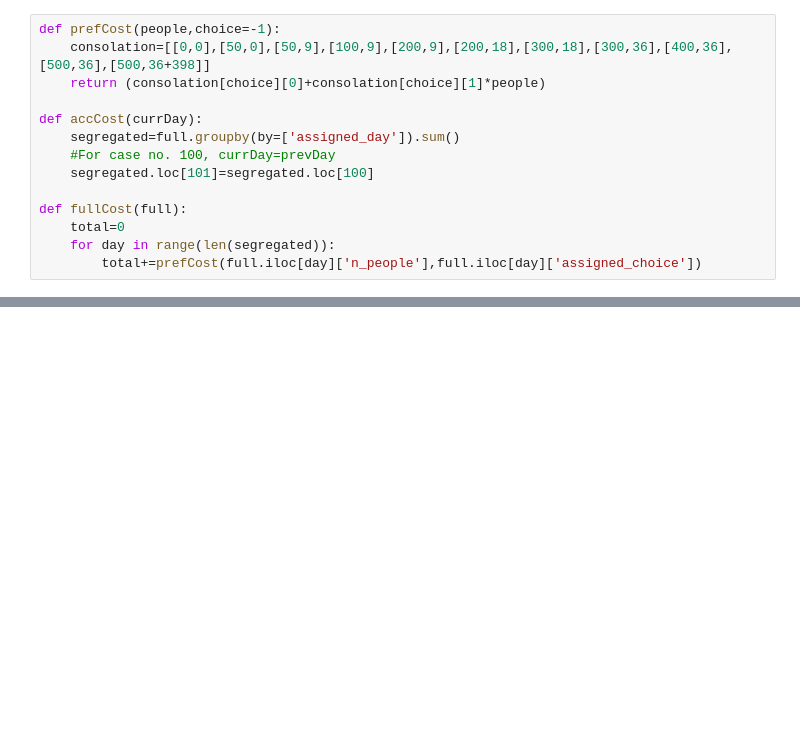
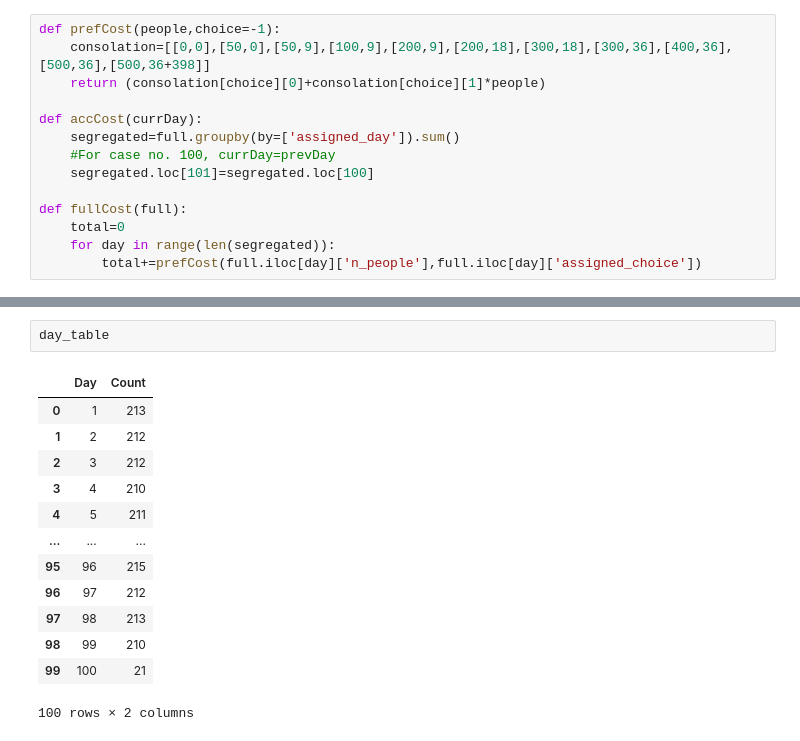
Before and after one commit to 13gurpreetsingh/ML, a Jupyter notebook: santa.ipynb, the cells around one changed output, grey strips where cells are left out. Saved outputs shown, nothing was run; the diff lists cells and outputs as text; blank space fills up the shorter version.

```diff
--- a/santa.ipynb
+++ b/santa.ipynb
@@ -31,0 +98,16 @@ def fullCost(full):
+# %%
+day_table
+# %% [output]
+|  | Day | Count |
+| 0 | 1 | 213 |
+| 1 | 2 | 212 |
+| 2 | 3 | 212 |
+| 3 | 4 | 210 |
+| 4 | 5 | 211 |
+| ... | ... | ... |
+| 95 | 96 | 215 |
+| 96 | 97 | 212 |
+| 97 | 98 | 213 |
+| 98 | 99 | 210 |
+| 99 | 100 | 21 |
+100 rows × 2 columns
```
Also changed, not shown: parts of 10 cells of this notebook.
